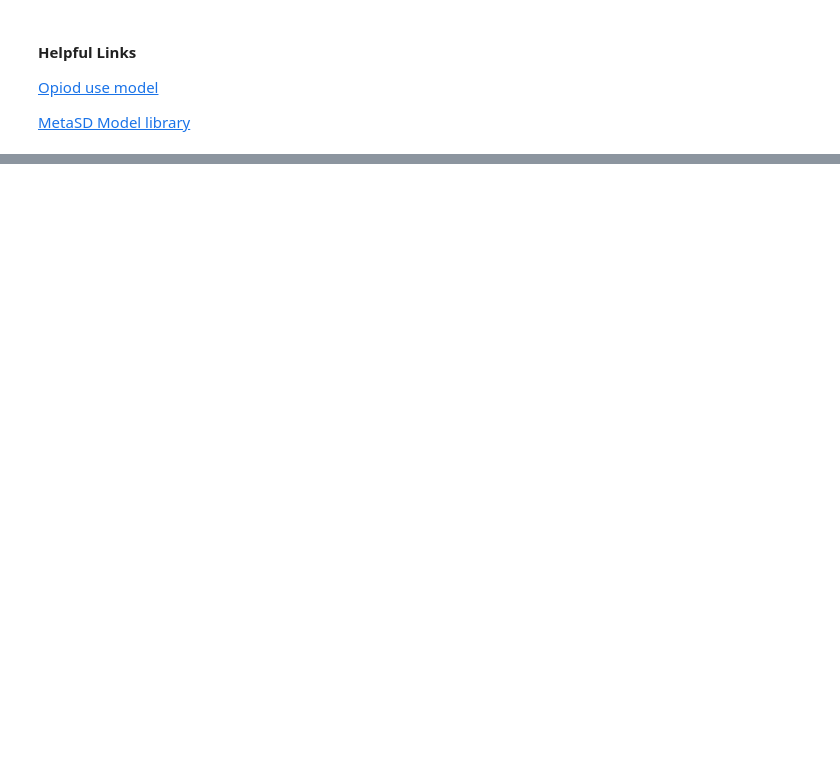
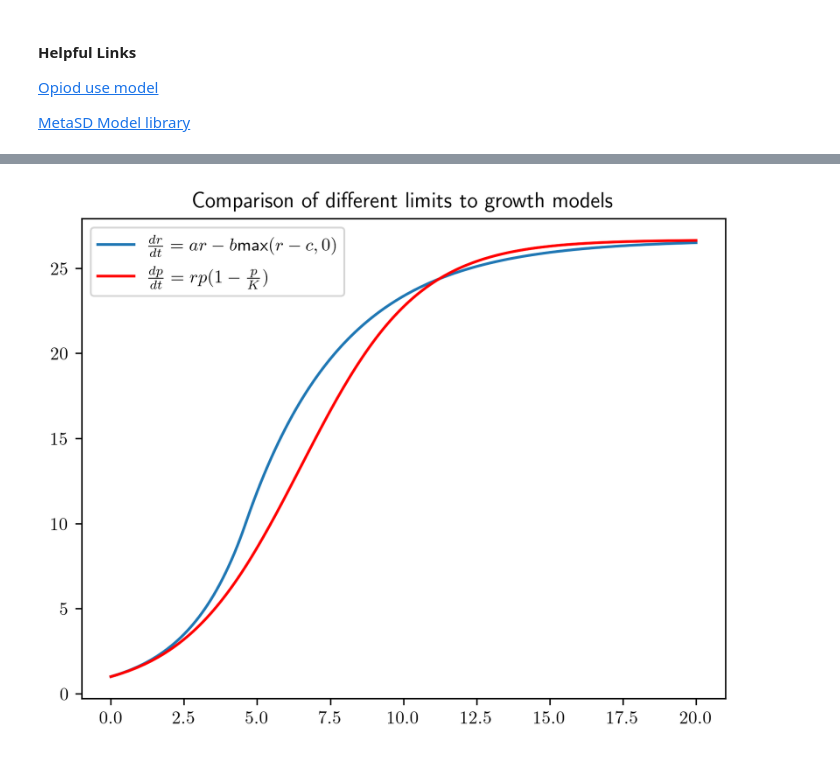
Before and after one commit to djpasseyjr/graphinference, a Jupyter notebook: Notebooks/Jupyter/StockAndFlowSimulations.ipynb, the cells around one changed output, grey strips where cells are left out. Saved outputs shown, nothing was run; the diff lists cells and outputs as text; code cells hidden in the pictures; blank space fills up the shorter version.

Commit message:
Dynamic model work

```diff
--- a/Notebooks/Jupyter/StockAndFlowSimulations.ipynb
+++ b/Notebooks/Jupyter/StockAndFlowSimulations.ipynb
@@ -142,0 +178,25 @@ plt.show()
+# %%
+def rabbit_deriv(y, t, a, b, c):
+    return a * y - b * max(y - c, 0)
+
+def logistic_deriv(y, t, r, K):
+    return r * y * (1 - y / K)
+
+T = 20
+t = np.linspace(0, T, T * 10)
+a = 0.5
+b = 0.8
+c = 10
+ps = (a, b, c)
+y0 = 1
+K = b * c / (b - a)
+
+R = sp.integrate.odeint(rabbit_deriv, y0, t, ps)
+P = sp.integrate.odeint(logistic_deriv, y0, t, (a, K))
+plt.plot(t, R, label=r"$\frac{dr}{dt} = ar - b$max$(r - c, 0)$")
+plt.plot(t, P, c="r", label=r"$\frac{dp}{dt} = rp(1 - \frac{p}{K})$")
+plt.legend()
+plt.title("Comparison of different limits to growth models")
+plt.show()
+# %% [output]
+[figure, added]
```
Also changed, not shown: parts of 15 cells of this notebook, 2 other files.
